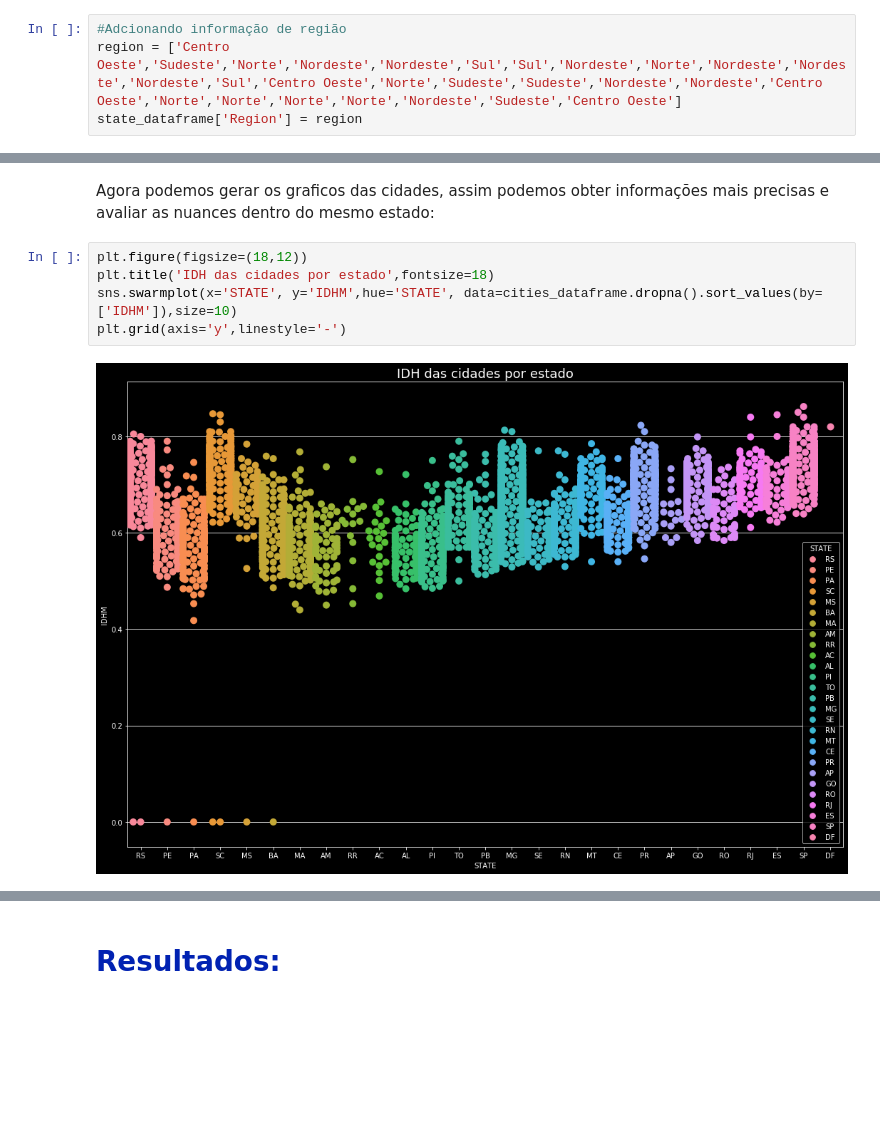
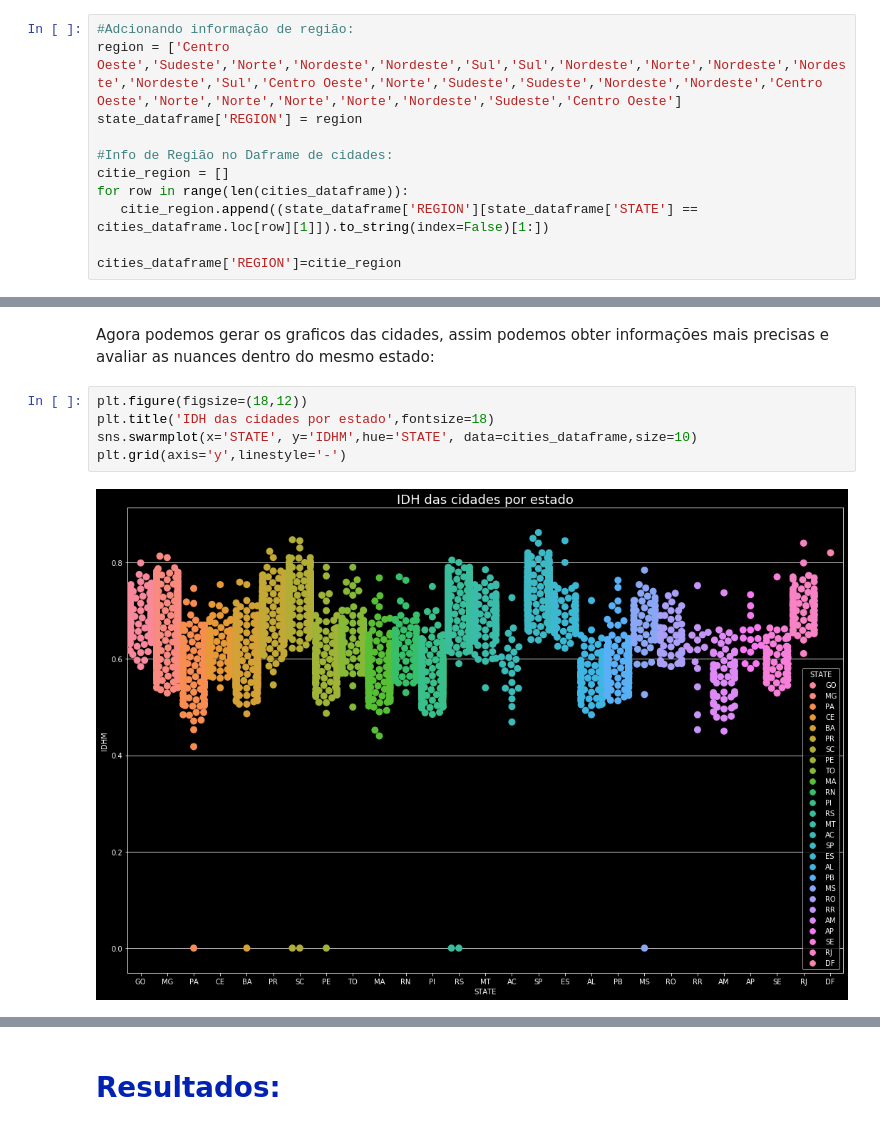
Before and after one commit to Igor-Arantes/Analise_municipios_brasileiros, a Jupyter notebook: Analise dos Municipios Brasileiros.ipynb, the cells around one changed output, grey strips where cells are left out. Cells and saved outputs as stored; diff of their text form; blank space fills up the shorter version.

```diff
--- a/Analise dos Municipios Brasileiros.ipynb
+++ b/Analise dos Municipios Brasileiros.ipynb
@@ -108,9 +108,16 @@ for state in states:
     idh_median.append(round(cities_dataframe[['IDHM']][cities_dataframe['STATE']==state].median()[0],3))
 state_dataframe['MEDIAN IDH'] = idh_median
 # %%
-#Adcionando informação de região
+#Adcionando informação de região:
 region = ['Centro Oeste','Sudeste','Norte','Nordeste','Nordeste','Sul','Sul','Nordeste','Norte','Nordeste','Nordeste','Nordeste','Sul','Centro Oeste','Norte','Sudeste','Sudeste','Nordeste','Nordeste','Centro Oeste','Norte','Norte','Norte','Norte','Nordeste','Sudeste','Centro Oeste']
-state_dataframe['Region'] = region
+state_dataframe['REGION'] = region
+
+#Info de Região no Daframe de cidades:
+citie_region = []
+for row in range(len(cities_dataframe)):
+   citie_region.append((state_dataframe['REGION'][state_dataframe['STATE'] == cities_dataframe.loc[row][1]]).to_string(index=False)[1:])
+
+cities_dataframe['REGION']=citie_region
 # %% [markdown]
 <h1><font size='18' color='#0122B2'>Analise dos Dados:</font></h1>
 # %%
@@ -175,7 +182,7 @@ Agora podemos gerar os graficos das cidades, assim podemos obter informações m
 # %%
 plt.figure(figsize=(18,12))
 plt.title('IDH das cidades por estado',fontsize=18)
-sns.swarmplot(x='STATE', y='IDHM',hue='STATE', data=cities_dataframe.dropna().sort_values(by=['IDHM']),size=10)
+sns.swarmplot(x='STATE', y='IDHM',hue='STATE', data=cities_dataframe,size=10)
 plt.grid(axis='y',linestyle='-')
 # %% [output]
-[figure, old version]
+[figure, new version]
```
Also changed, not shown: parts of 4 cells of this notebook.
